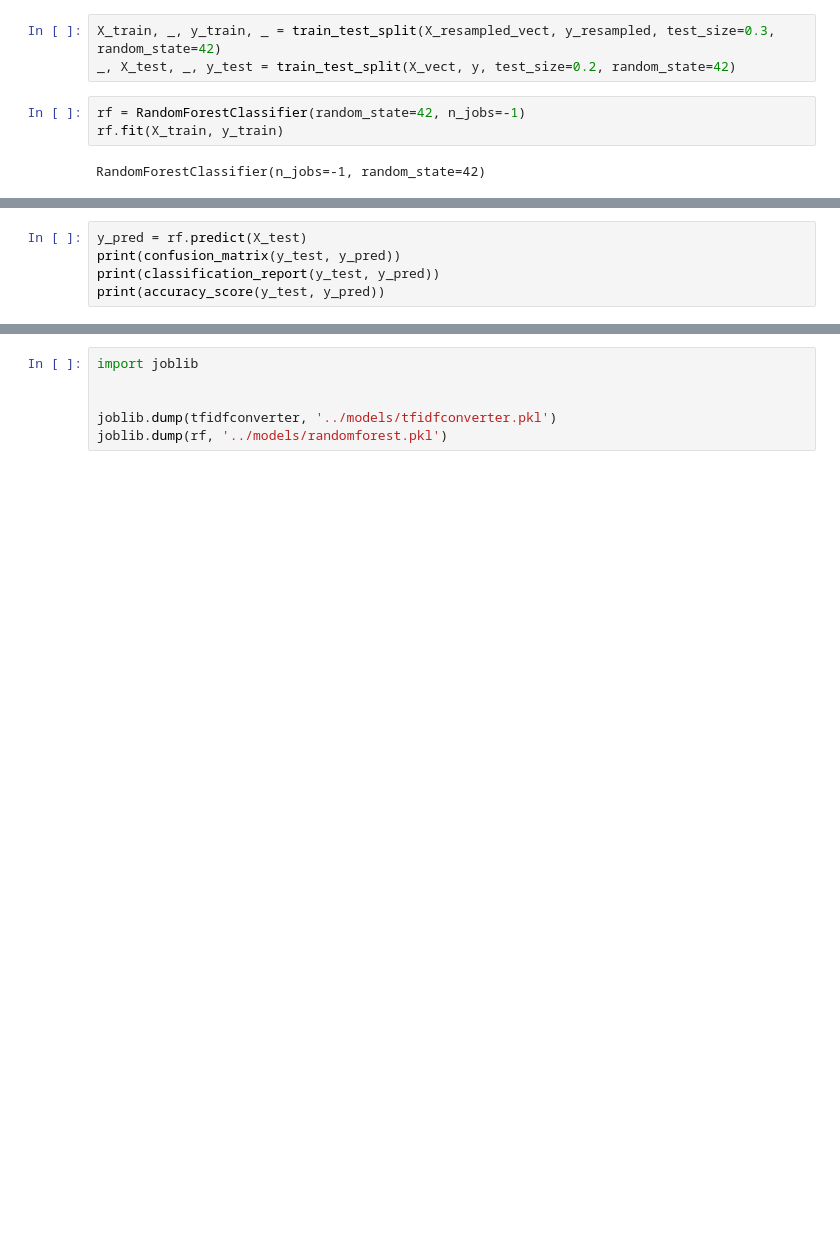
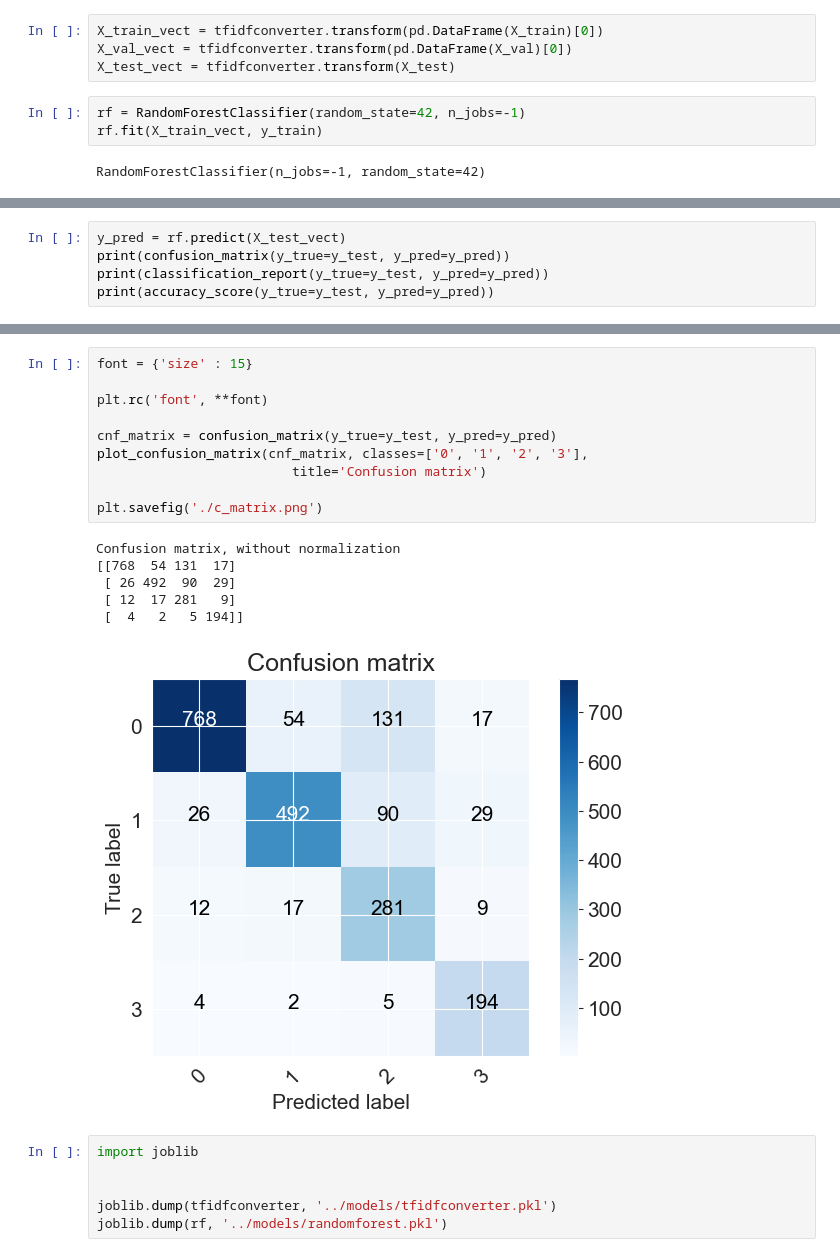
Before and after one commit to Ekzz0/Sovcombank_TZ, a Jupyter notebook: task1/task1.ipynb, the cells around one changed output, grey strips where cells are left out. Saved outputs shown, nothing was run; the diff lists cells and outputs as text; blank space fills up the shorter version.

```diff
--- a/task1/task1.ipynb
+++ b/task1/task1.ipynb
@@ -53,8 +59,9 @@ X_vect = tfidfconverter.transform(X)
-# %%
-X_train, _, y_train, _ = train_test_split(X_resampled_vect, y_resampled, test_size=0.3, random_state=42)
-_, X_test, _, y_test = train_test_split(X_vect, y, test_size=0.2, random_state=42)
+# %%
+X_train_vect = tfidfconverter.transform(pd.DataFrame(X_train)[0])
+X_val_vect = tfidfconverter.transform(pd.DataFrame(X_val)[0])
+X_test_vect = tfidfconverter.transform(X_test)
 # %%
 rf = RandomForestClassifier(random_state=42, n_jobs=-1)
-rf.fit(X_train, y_train)
+rf.fit(X_train_vect, y_train)
 # %% [output]
 RandomForestClassifier(n_jobs=-1, random_state=42)
@@ -61,6 +91,6 @@ RandomForestClassifier(n_jobs=-1, random_state=42)
 # %%
-y_pred = rf.predict(X_test)
-print(confusion_matrix(y_test, y_pred))
-print(classification_report(y_test, y_pred))
-print(accuracy_score(y_test, y_pred))
+y_pred = rf.predict(X_test_vect)
+print(confusion_matrix(y_true=y_test, y_pred=y_pred))
+print(classification_report(y_true=y_test, y_pred=y_pred))
+print(accuracy_score(y_true=y_test, y_pred=y_pred))
 # %% [output]
@@ -83,3 +151,20 @@ weighted avg       0.84      0.81      0.82      8524
+# %%
+font = {'size' : 15}
+
+plt.rc('font', **font)
+
+cnf_matrix = confusion_matrix(y_true=y_test, y_pred=y_pred)
+plot_confusion_matrix(cnf_matrix, classes=['0', '1', '2', '3'],
+                         title='Confusion matrix')
+
+plt.savefig('./c_matrix.png')
+# %% [output]
+Confusion matrix, without normalization
+[[768  54 131  17]
+ [ 26 492  90  29]
+ [ 12  17 281   9]
+ [  4   2   5 194]]
+[figure, added]
 # %%
 import joblib
 
```
Also changed, not shown: parts of 12 cells of this notebook, 5 other files.
